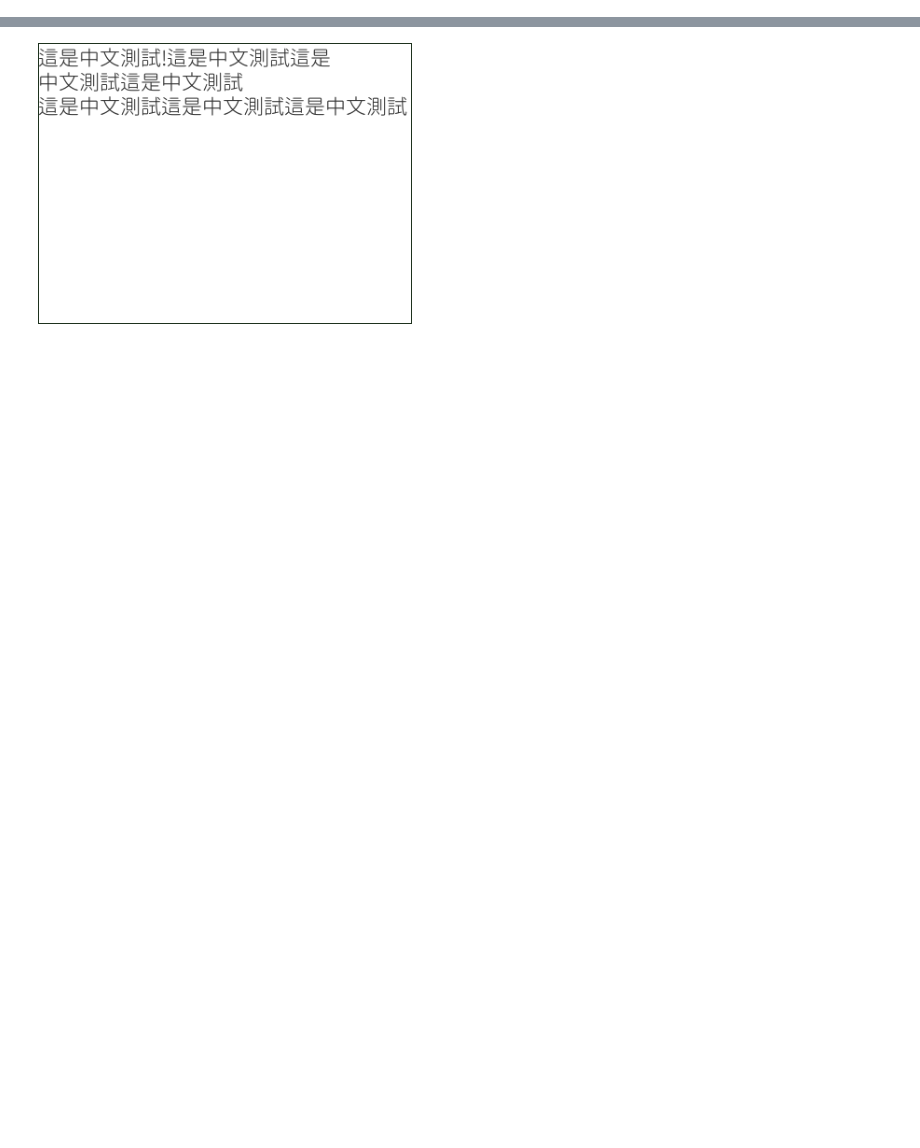
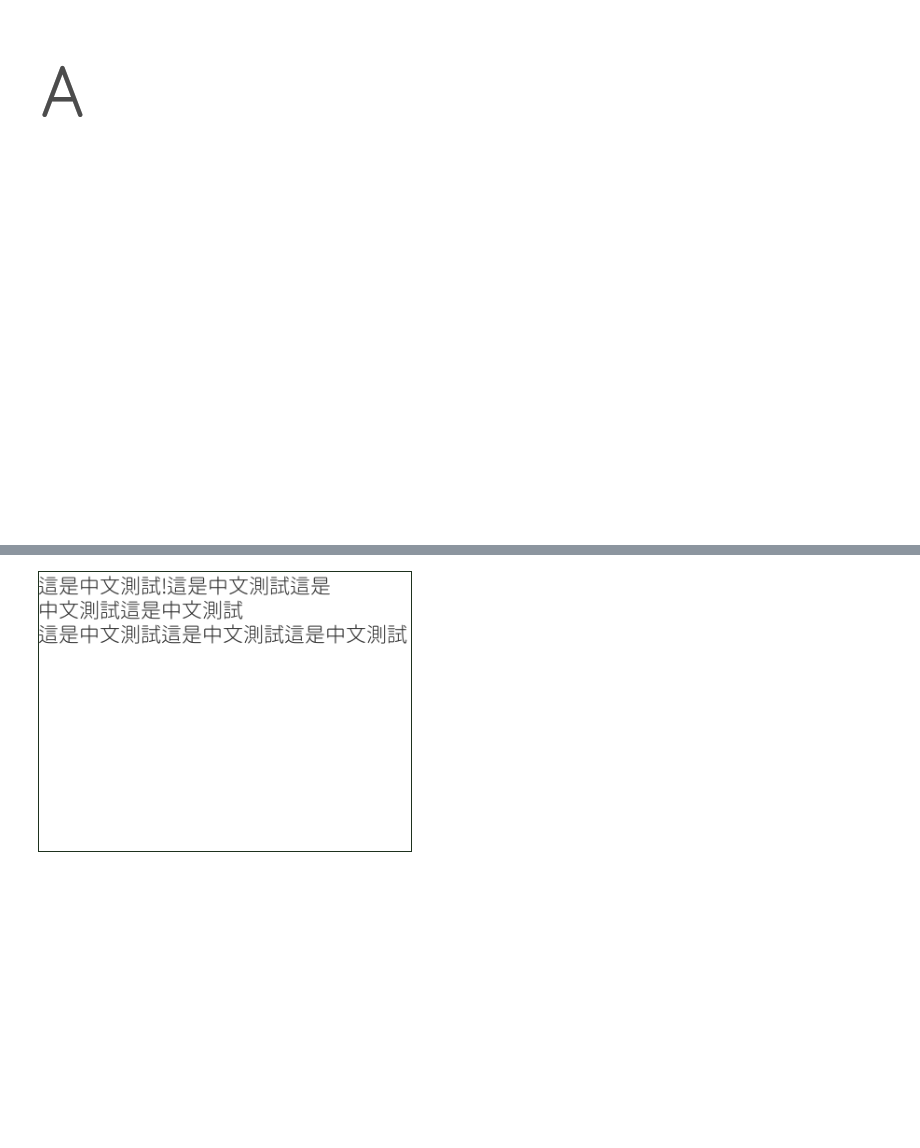
Before and after one commit to w121211/CRAFT-pytorch, a Jupyter notebook: debug.ipynb, the cells around one changed output, grey strips where cells are left out. Cells and saved outputs as stored; diff of their text form; code cells hidden in the pictures; blank space fills up the shorter version.

```diff
--- a/debug.ipynb
+++ b/debug.ipynb
@@ -22,0 +84,92 @@ import torchvision.transforms as transforms
+# %%
+import cairo
+import math
+
+def warpPath(ctx, function):
+    first = True
+
+    for type, points in ctx.copy_path():
+        if type == cairo.PATH_MOVE_TO:
+            if first:
+                ctx.new_path()
+                first = False
+            x, y = function(*points)
+            ctx.move_to(x, y)
+
+        elif type == cairo.PATH_LINE_TO:
+            x, y = function(*points)
+            ctx.line_to(x, y)
+
+        elif type == cairo.PATH_CURVE_TO:
+            x1, y1, x2, y2, x3, y3 = points
+            x1, y1 = function(x1, y1)
+            x2, y2 = function(x2, y2)
+            x3, y3 = function(x3, y3)
+            ctx.curve_to(x1, y1, x2, y2, x3, y3)
+
+        elif type == cairo.PATH_CLOSE_PATH:
+            ctx.close_path()
+
+def spiral(x, y):
+    theta0 = -math.pi * 3 / 4
+    theta = x / Width * math.pi * 2 + theta0
+    radius = y + 200 - x/7
+    xnew = radius*math.cos(theta)
+    ynew = radius*math.sin(-theta)
+    return xnew + Width/2, ynew + Height/2
+
+def curl(x, y):
+    xn = x - Textwidth/2
+    #yn = y - Textheight/2
+    xnew = xn
+    ynew = y + xn ** 3 / ((Textwidth/2)**3) * 70
+    return xnew + Width/2, ynew + Height*2/5
+
+
+Width, Height = 512, 512
+surface = cairo.ImageSurface(cairo.FORMAT_ARGB32, Width, Height)
+ctx = cairo.Context(surface)
+solidpattern = ctx.get_source()
+
+# background
+# pat = cairo.LinearGradient (0.0, 0.0, 0, Height)
+# pat.add_color_stop_rgba (1, 0, 0, 0, 1)
+# pat.add_color_stop_rgba (0, 1, 1, 1, 1)
+
+# ctx.rectangle (0,0,Width,Height)
+# ctx.set_source (pat)
+# ctx.fill ()
+
+# foreground
+ctx.set_source (solidpattern)
+ctx.set_source_rgb (1,1,1)
+
+ctx.select_font_face("Sans")
+ctx.set_font_size(80)
+
+# spiral text
+# ctx.new_path()
+# ctx.move_to(0, 0)
+# ctx.text_path("pycairo - " + "spam " * 5)
+# warpPath(ctx, spiral)
+# ctx.fill()
+
+# curly text
+ctx.new_path()
+ctx.move_to(0, 100)
+ctx.set_source_rgb(0.3, 0.3, 0.3)
+text = "A"
+ctx.text_path(text)
+Textwidth, Textheight = ctx.text_extents(text)[2:4]
+# warpPath(ctx, curl)
+
+print([(type, points) for type, points in ctx.copy_path()])
+
+ctx.fill()
+
+data = np.ndarray(
+    shape=(512, 512, 4), dtype=np.uint8, buffer=surface.get_data()
+)
+im = Image.fromarray(data)
+im
+# %% [output]
@@ -23,3 +177,4 @@ import torchvision.transforms as transforms
+[figure, added]
 # %%
 from faker import Faker
 from collections import OrderedDict
```
Also changed, not shown: parts of 5 cells of this notebook, 19 other files.
